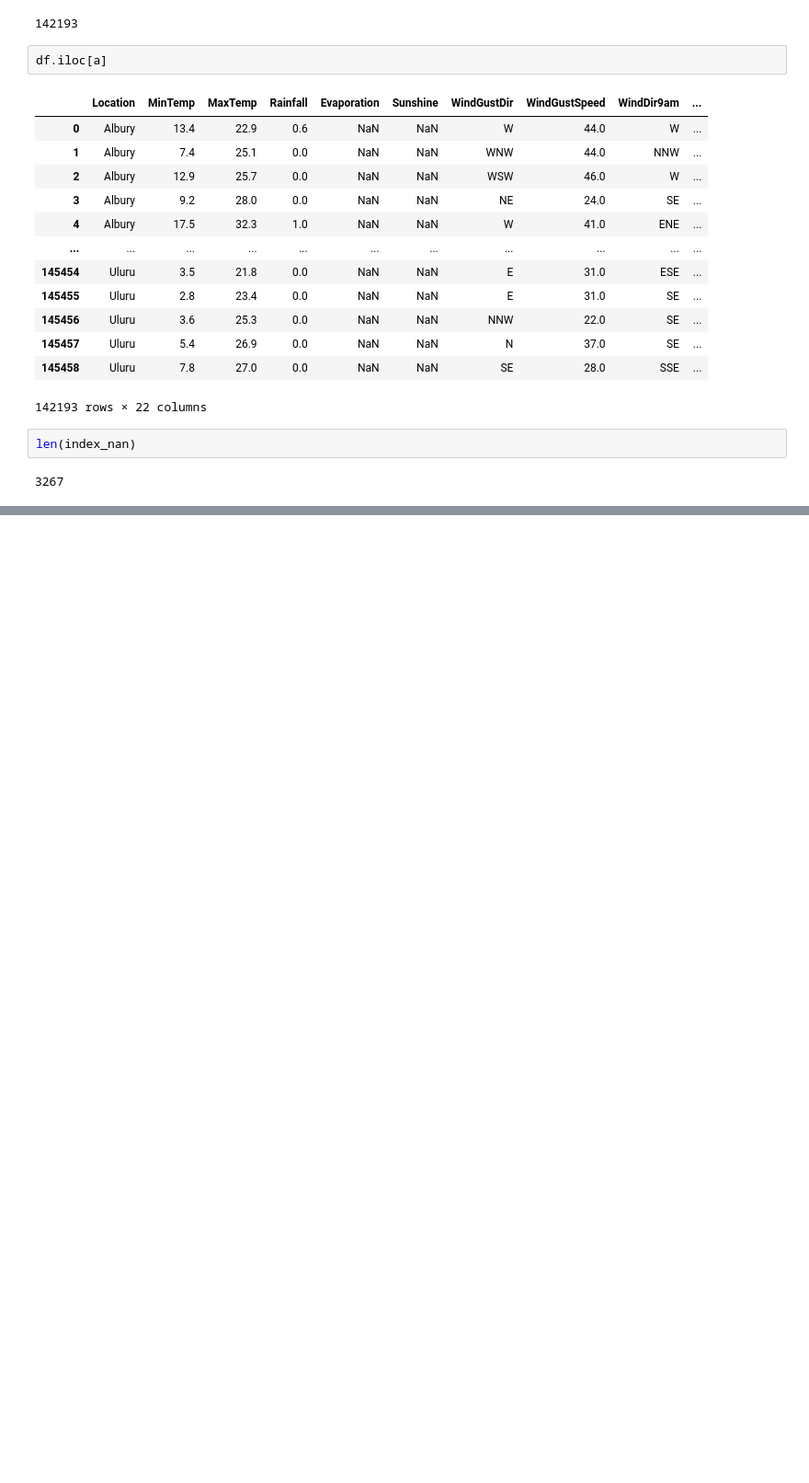
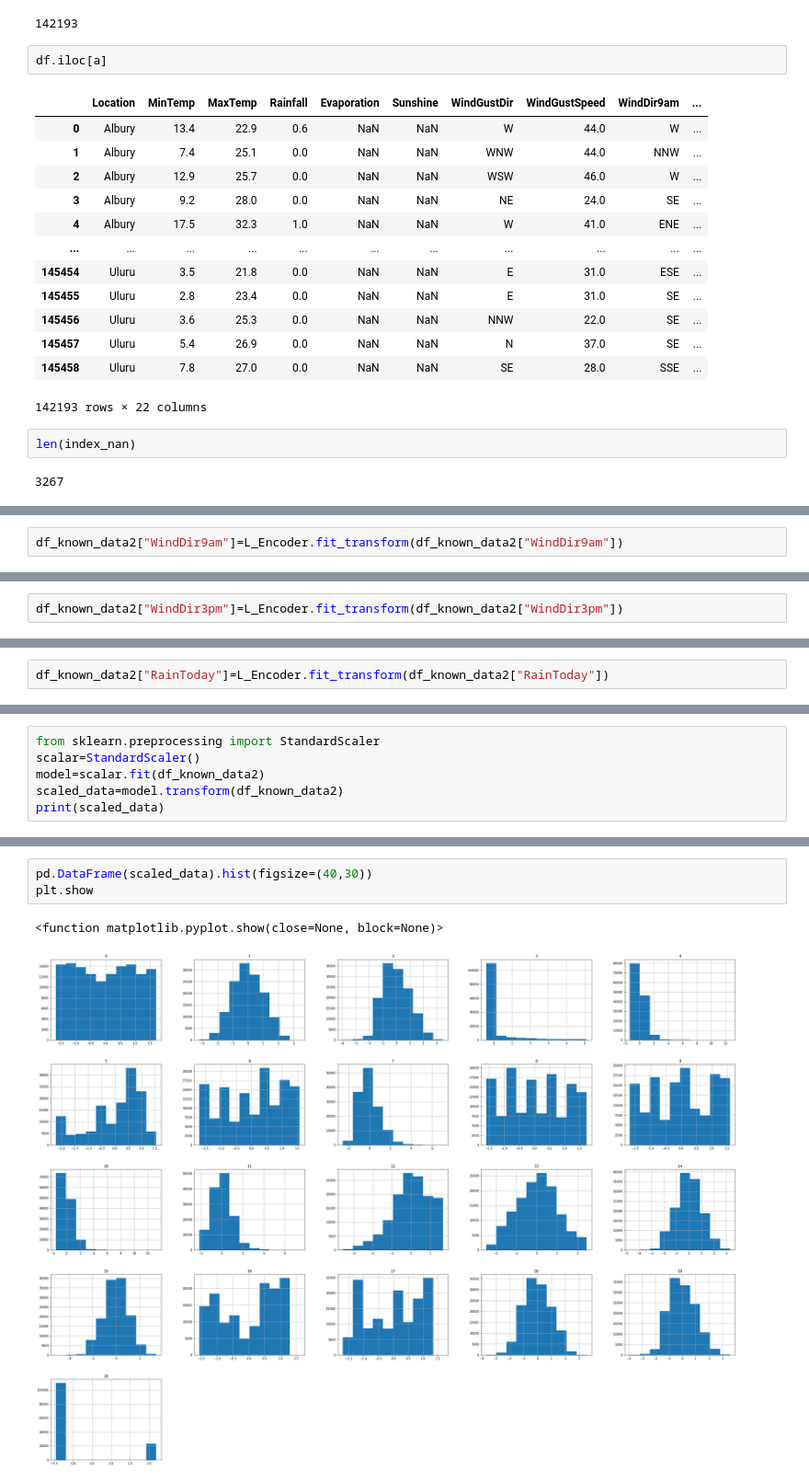
Before and after one commit to NileshCT/Linear_Regression_Modelling, a Jupyter notebook: Classification_Modelling_WeatherAUSipynb.ipynb, the cells around one changed output, grey strips where cells are left out. Shown: that part at 92% size. Drawn from its saved outputs; the diff is of its cells as text; blank space fills up the shorter version.

```diff
--- a/Classification_Modelling_WeatherAUSipynb.ipynb
+++ b/Classification_Modelling_WeatherAUSipynb.ipynb
@@ -552,0 +620,2 @@ len(index_nan)
+# %%
+df_known_data2["WindDir9am"]=L_Encoder.fit_transform(df_known_data2["WindDir9am"])
@@ -552,0 +626,2 @@ len(index_nan)
+# %%
+df_known_data2["WindDir3pm"]=L_Encoder.fit_transform(df_known_data2["WindDir3pm"])
@@ -552,0 +632,2 @@ len(index_nan)
+# %%
+df_known_data2["RainToday"]=L_Encoder.fit_transform(df_known_data2["RainToday"])
@@ -552,0 +670,6 @@ len(index_nan)
+# %%
+from sklearn.preprocessing import StandardScaler
+scalar=StandardScaler()
+model=scalar.fit(df_known_data2)
+scaled_data=model.transform(df_known_data2)
+print(scaled_data)
@@ -552,0 +690,6 @@ len(index_nan)
+# %%
+pd.DataFrame(scaled_data).hist(figsize=(40,30))
+plt.show
+# %% [output]
+<function matplotlib.pyplot.show(close=None, block=None)>
+[figure, added]
```
Also changed, not shown: parts of 35 cells of this notebook.
